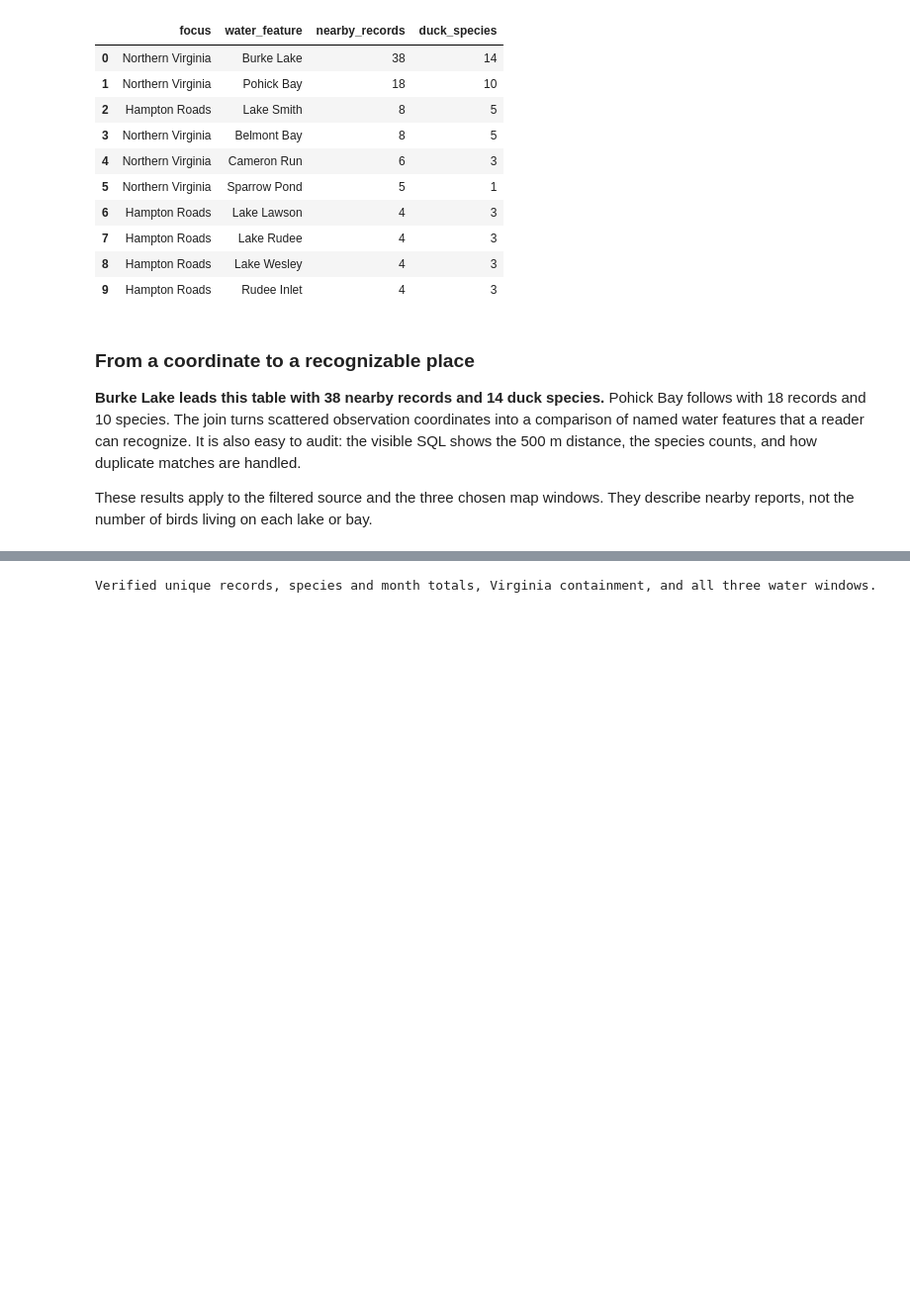
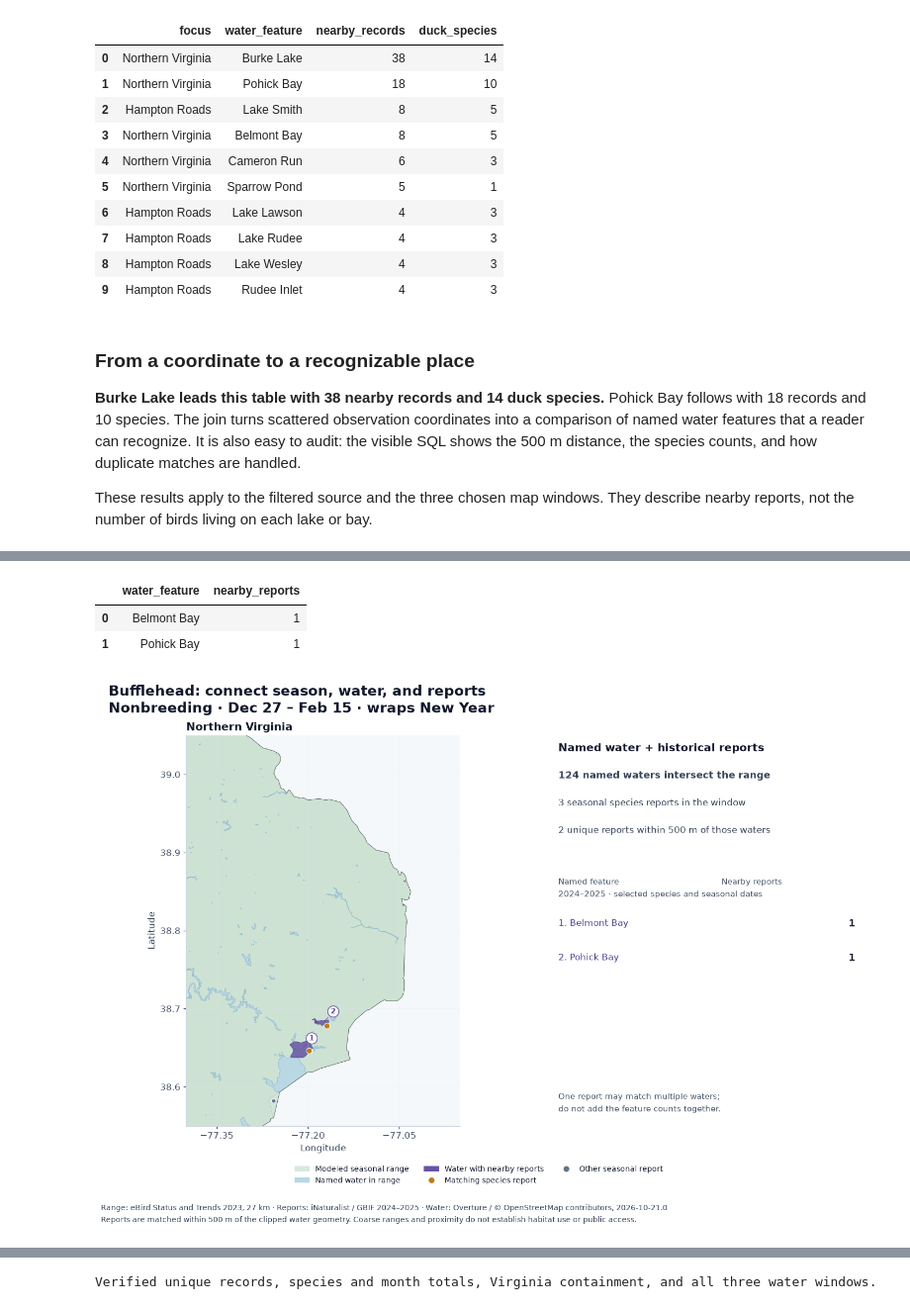
Before and after one commit to Query-farm/vgi-ducks, a Jupyter notebook: notebooks/virginia-ducks.source.ipynb, the cells around one changed output, grey strips where cells are left out. Shown at 99% size. Cells and saved outputs as stored; diff of their text form; code cells hidden in the pictures; blank space fills up the shorter version.

```diff
--- a/notebooks/virginia-ducks.source.ipynb
+++ b/notebooks/virginia-ducks.source.ipynb
@@ -765,0 +882,59 @@ They describe nearby reports, not the number of birds living on each lake or bay
+# %%
+%%sql
+ CREATE TEMP TABLE chosen_range AS
+ SELECT * FROM seasonal_models
+ WHERE species_code=getvariable('demo_species') AND season=getvariable('demo_season');
+
+ CREATE TEMP TABLE seasonal_water AS
+ WITH clipped AS (
+   SELECT w.id, w.name, ST_Intersection(
+     ST_Intersection(w.geometry,v.geometry),
+     ST_Intersection(ST_GeomFromWKB(r.geometry_wkb),
+       ST_MakeEnvelope(f.west,f.south,f.east,f.north))) AS geometry
+   FROM local_water w JOIN focus_regions f ON w.focus=f.name
+   CROSS JOIN chosen_range r CROSS JOIN virginia v
+   WHERE w.focus=getvariable('demo_focus') AND w.name IS NOT NULL AND v.is_territorial
+ )
+ SELECT *, ST_Transform(geometry,'OGC:CRS84','EPSG:26918',always_xy:=true) AS geom_m
+ FROM clipped WHERE NOT ST_IsEmpty(geometry) AND ST_Area(geometry)>0;
+
+ CREATE TEMP TABLE seasonal_reports AS
+ SELECT p.* FROM focus_records p CROSS JOIN chosen_range r
+ WHERE p.focus=getvariable('demo_focus') AND p.species_code=r.species_code
+   AND CASE WHEN r.wraps_year
+     THEN strftime(p.observation_date::DATE,'%m-%d') >= strftime(r.start_date::DATE,'%m-%d')
+       OR strftime(p.observation_date::DATE,'%m-%d') <= strftime(r.end_date::DATE,'%m-%d')
+     ELSE strftime(p.observation_date::DATE,'%m-%d') BETWEEN
+       strftime(r.start_date::DATE,'%m-%d') AND strftime(r.end_date::DATE,'%m-%d') END;
+
+ CREATE TEMP TABLE water_report_matches AS
+ SELECT w.id AS water_id,p.gbif_id
+ FROM seasonal_water w JOIN seasonal_reports p ON ST_DWithin(w.geom_m,p.point_m,500);
+
+ CREATE TEMP TABLE water_evidence AS
+ SELECT w.*, coalesce(m.nearby_reports,0) AS nearby_reports
+ FROM seasonal_water w LEFT JOIN (
+   SELECT water_id,count(DISTINCT gbif_id) AS nearby_reports
+   FROM water_report_matches GROUP BY water_id
+ ) m ON w.id=m.water_id;
+
+ SELECT name AS water_feature, nearby_reports
+ FROM water_evidence WHERE nearby_reports>0
+ ORDER BY nearby_reports DESC,name,id LIMIT 8;
+# %% [output]
+|  | water_feature | nearby_reports |
+| 0 | Belmont Bay | 1 |
+| 1 | Pohick Bay | 1 |
+# %%
+joined_water=pd.read_sql("SELECT id,name,nearby_reports,ST_AsGeoJSON(geometry) AS geometry_json FROM water_evidence ORDER BY nearby_reports DESC,name,id",session)
+joined_reports=pd.read_sql("""SELECT p.gbif_id,p.longitude,p.latitude,
+  EXISTS(SELECT 1 FROM water_report_matches m WHERE m.gbif_id=p.gbif_id) AS matched
+  FROM seasonal_reports p ORDER BY p.gbif_id""",session)
+joined_range=pd.read_sql("SELECT common_name,season,start_date,end_date,wraps_year,ST_AsGeoJSON(ST_GeomFromWKB(geometry_wkb)) AS geometry_json FROM chosen_range",session).iloc[0]
+joined_focus=pd.read_sql("SELECT * FROM focus_regions WHERE name=getvariable('demo_focus')",session).iloc[0]
+from virginia_support import seasonal_water_chart
+# %%
+fig=seasonal_water_chart(joined_water,joined_reports,joined_range,joined_focus,land,territory)
+save_chart(fig,'virginia-ducks-seasonal-water.png',notebook_dir)
+# %% [output]
+[figure, added]
```
Also changed, not shown: parts of 27 cells of this notebook, 11 other files.
